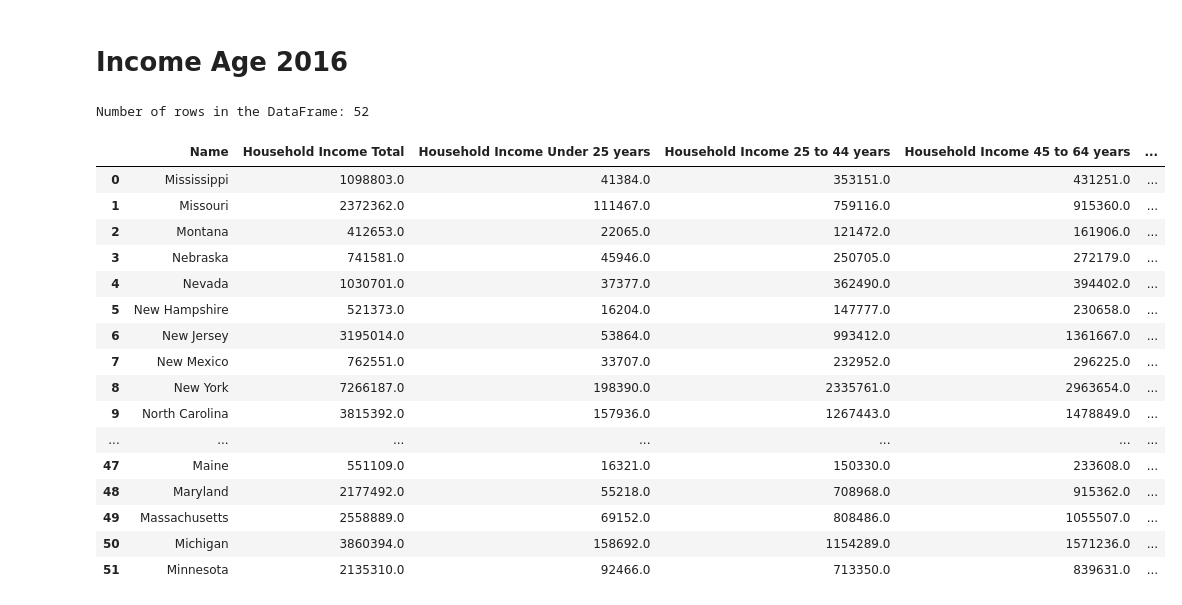
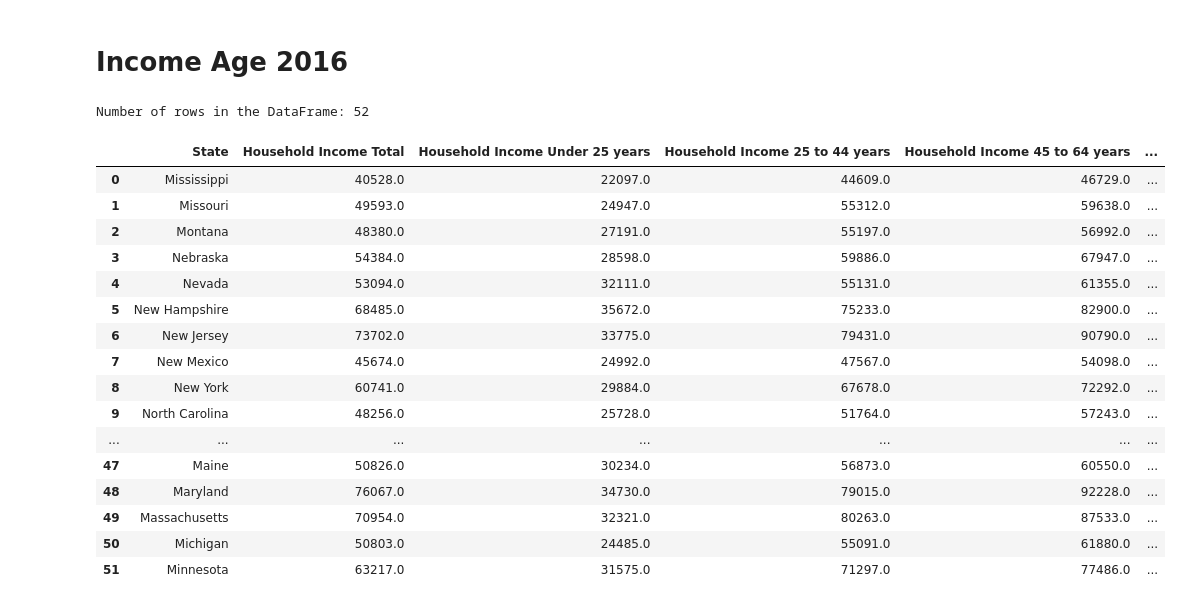
Before and after one commit to aalafa/group-project-1, a Jupyter notebook: Housing and Income Data/Income_Age_2016.ipynb, the cells around one changed output. Saved outputs shown, nothing was run; the diff lists cells and outputs as text; code cells hidden in the pictures.

```diff
--- a/Housing and Income Data/Income_Age_2016.ipynb
+++ b/Housing and Income Data/Income_Age_2016.ipynb
@@ -20,62 +24,64 @@ c = Census(
 census_data = c.acs5.get(
     (
         "NAME",
-        "B19001_001E",
-        "B19037_002E",
-        "B19037_019E",
-        "B19037_036E",
-        "B19037_053E"
+        "B19049_001E",
+        "B19049_002E",
+        "B19049_003E",
+        "B19049_004E",
+        "B19049_005E"
     ),
     {'for': 'state:*'}
 )
 
 # Convert to DataFrame
-census_pd = pd.DataFrame(census_data)
+income_age_2016 = pd.DataFrame(census_data)
 
 # Column renaming
-census_pd = census_pd.rename(
+income_age_2016 = income_age_2016.rename(
     columns = {
-        "B19001_001E": "Household Income Total",
-        "B19037_002E": "Household Income Under 25 years",
-        "B19037_019E": "Household Income 25 to 44 years",
-        "B19037_036E": "Household Income 45 to 64 years",
-        "B19037_053E": "Household Income 65 years and over",
+        "B19049_001E": "Household Income Total",
+        "B19049_002E": "Household Income Under 25 years",
+        "B19049_003E": "Household Income 25 to 44 years",
+        "B19049_004E": "Household Income 45 to 64 years",
+        "B19049_005E": "Household Income 65 years and over",
         "NAME": "Name"
     }
 )
 
 
 # Configure the final DataFrame
-census_pd = census_pd[
+income_age_2016 = income_age_2016[
     [
         "Name",
         "Household Income Total",
         "Household Income Under 25 years",
         "Household Income 25 to 44 years",
         "Household Income 45 to 64 years",
         "Household Income 65 years and over"
     ]
 ]
 
+income_age_2016 = income_age_2016.rename(columns={"Name":"State"})
+
 # Display DataFrame length and sample data
-print(f"Number of rows in the DataFrame: {len(census_pd)}")
-census_pd
+print(f"Number of rows in the DataFrame: {len(income_age_2016)}")
+income_age_2016
 # %% [output]
 Number of rows in the DataFrame: 52
-|  | Name | Household Income Total | Household Income Under 25 years | Household Income 25 to 44 years | Household Income 45 to 64 years | ... |
-| 0 | Mississippi | 1098803.0 | 41384.0 | 353151.0 | 431251.0 | ... |
-| 1 | Missouri | 2372362.0 | 111467.0 | 759116.0 | 915360.0 | ... |
-| 2 | Montana | 412653.0 | 22065.0 | 121472.0 | 161906.0 | ... |
-| 3 | Nebraska | 741581.0 | 45946.0 | 250705.0 | 272179.0 | ... |
-| 4 | Nevada | 1030701.0 | 37377.0 | 362490.0 | 394402.0 | ... |
-| 5 | New Hampshire | 521373.0 | 16204.0 | 147777.0 | 230658.0 | ... |
-| 6 | New Jersey | 3195014.0 | 53864.0 | 993412.0 | 1361667.0 | ... |
-| 7 | New Mexico | 762551.0 | 33707.0 | 232952.0 | 296225.0 | ... |
-| 8 | New York | 7266187.0 | 198390.0 | 2335761.0 | 2963654.0 | ... |
-| 9 | North Carolina | 3815392.0 | 157936.0 | 1267443.0 | 1478849.0 | ... |
+|  | State | Household Income Total | Household Income Under 25 years | Household Income 25 to 44 years | Household Income 45 to 64 years | ... |
+| 0 | Mississippi | 40528.0 | 22097.0 | 44609.0 | 46729.0 | ... |
+| 1 | Missouri | 49593.0 | 24947.0 | 55312.0 | 59638.0 | ... |
+| 2 | Montana | 48380.0 | 27191.0 | 55197.0 | 56992.0 | ... |
+| 3 | Nebraska | 54384.0 | 28598.0 | 59886.0 | 67947.0 | ... |
+| 4 | Nevada | 53094.0 | 32111.0 | 55131.0 | 61355.0 | ... |
+| 5 | New Hampshire | 68485.0 | 35672.0 | 75233.0 | 82900.0 | ... |
+| 6 | New Jersey | 73702.0 | 33775.0 | 79431.0 | 90790.0 | ... |
+| 7 | New Mexico | 45674.0 | 24992.0 | 47567.0 | 54098.0 | ... |
+| 8 | New York | 60741.0 | 29884.0 | 67678.0 | 72292.0 | ... |
+| 9 | North Carolina | 48256.0 | 25728.0 | 51764.0 | 57243.0 | ... |
 | ... | ... | ... | ... | ... | ... | ... |
-| 47 | Maine | 551109.0 | 16321.0 | 150330.0 | 233608.0 | ... |
-| 48 | Maryland | 2177492.0 | 55218.0 | 708968.0 | 915362.0 | ... |
-| 49 | Massachusetts | 2558889.0 | 69152.0 | 808486.0 | 1055507.0 | ... |
-| 50 | Michigan | 3860394.0 | 158692.0 | 1154289.0 | 1571236.0 | ... |
-| 51 | Minnesota | 2135310.0 | 92466.0 | 713350.0 | 839631.0 | ... |
+| 47 | Maine | 50826.0 | 30234.0 | 56873.0 | 60550.0 | ... |
+| 48 | Maryland | 76067.0 | 34730.0 | 79015.0 | 92228.0 | ... |
+| 49 | Massachusetts | 70954.0 | 32321.0 | 80263.0 | 87533.0 | ... |
+| 50 | Michigan | 50803.0 | 24485.0 | 55091.0 | 61880.0 | ... |
+| 51 | Minnesota | 63217.0 | 31575.0 | 71297.0 | 77486.0 | ... |
```
Also changed, not shown: parts of 4 cells of this notebook, 7 other files.
